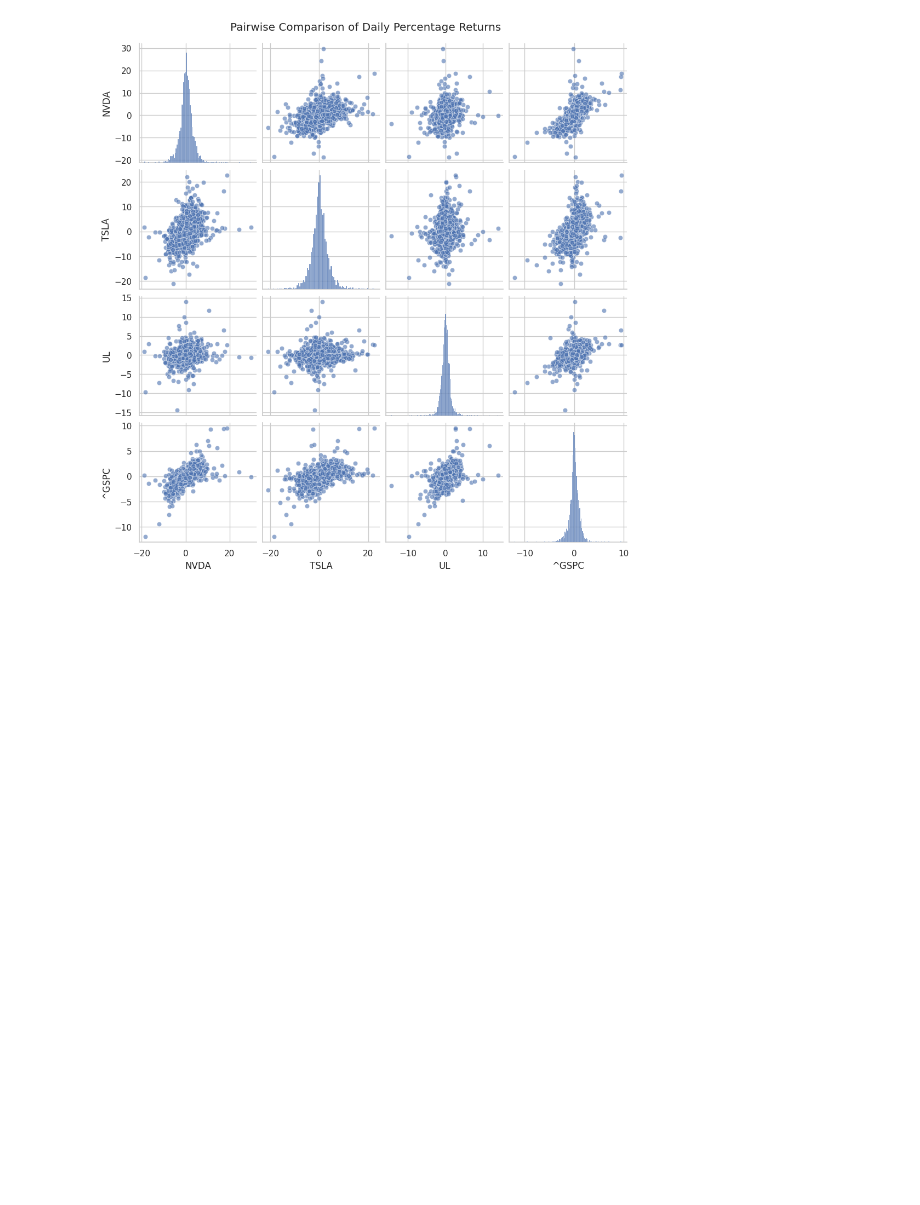
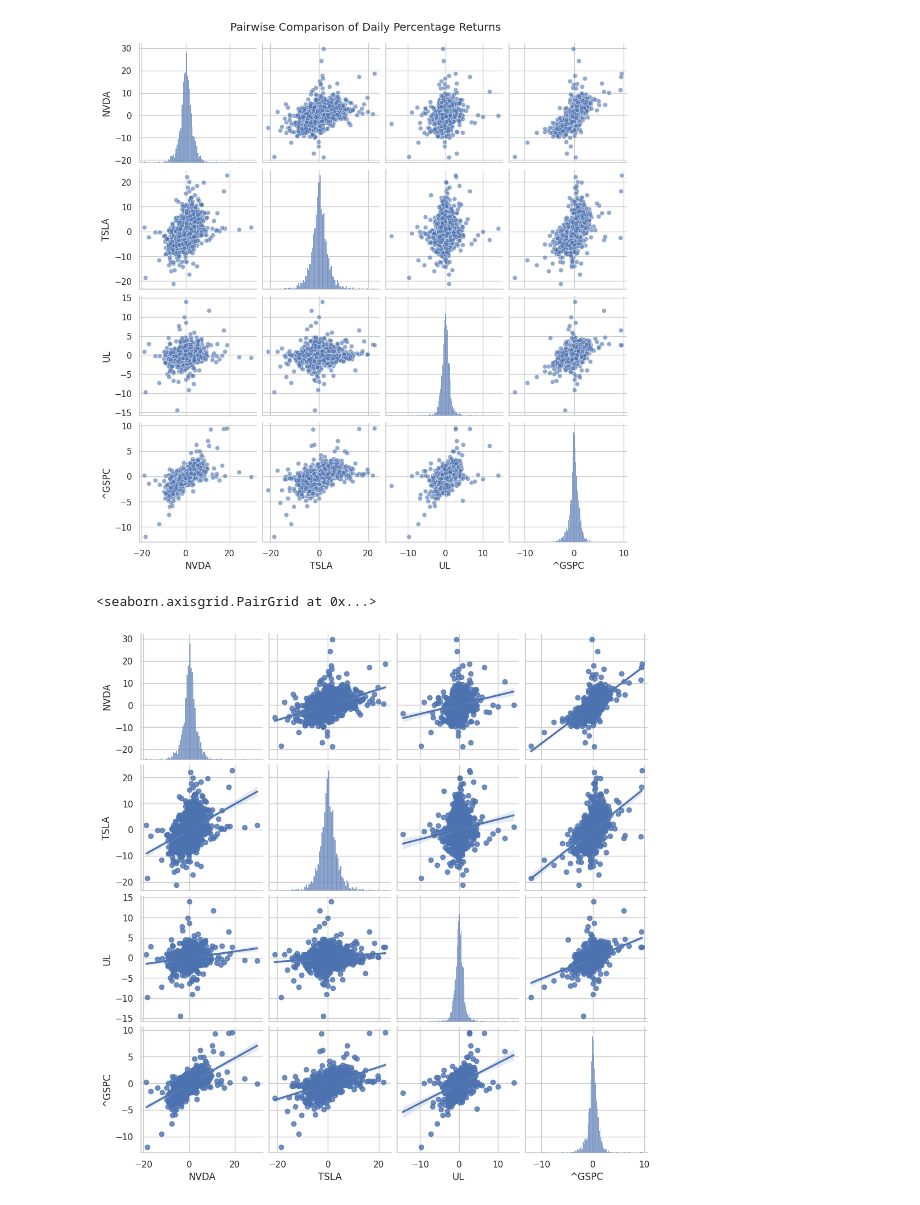
Before and after one commit to hjmoore67/AI-Coursework-Uni, a Jupyter notebook: uni-ai-coursework.ipynb, the cells around one changed output. Cells and saved outputs as stored; diff of their text form; code cells hidden in the pictures; blank space fills up the shorter version.

```diff
--- a/uni-ai-coursework.ipynb
+++ b/uni-ai-coursework.ipynb
@@ -576,3 +581,8 @@ pairplot.fig.suptitle("Pairwise Comparison of Daily Percentage Returns", y=1.02)
 # %% [output]
 Text(0.5, 1.02, 'Pairwise Comparison of Daily Percentage Returns')
 [figure]
+# %%
+sns.pairplot(pivot_returns, kind='reg')
+# %% [output]
+<seaborn.axisgrid.PairGrid at 0x...>
+[figure, added]
```
Also changed, not shown: parts of 9 cells of this notebook.
